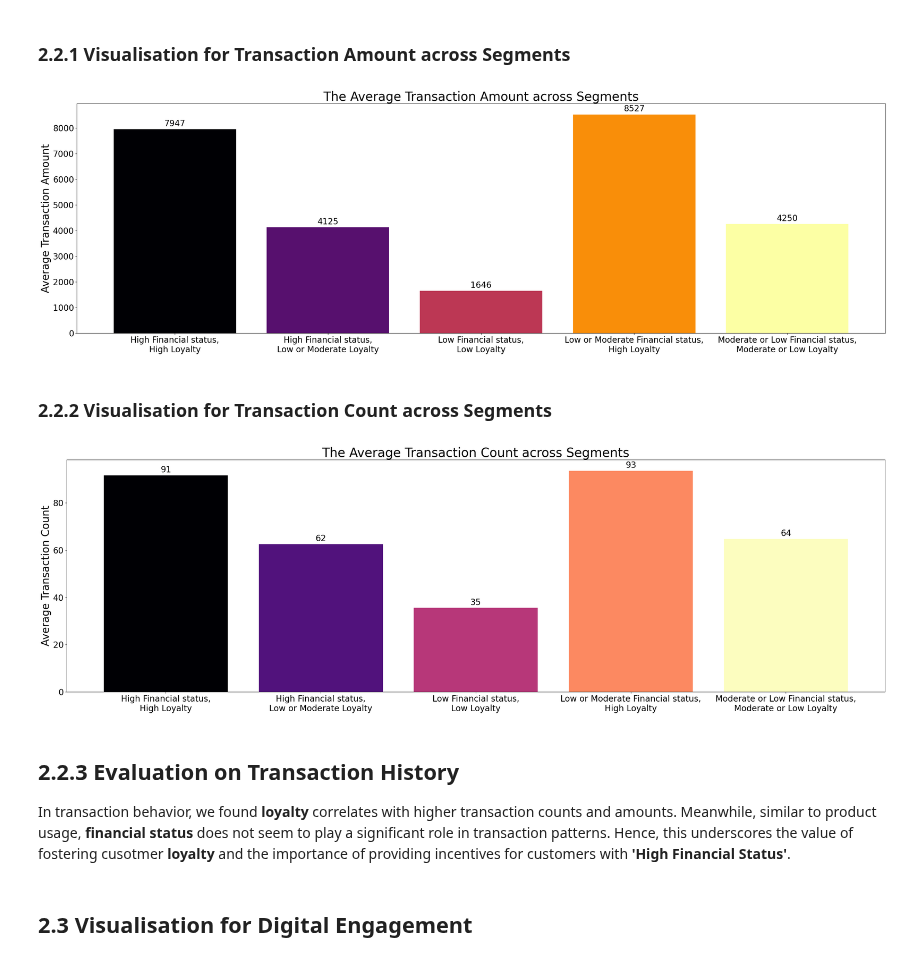
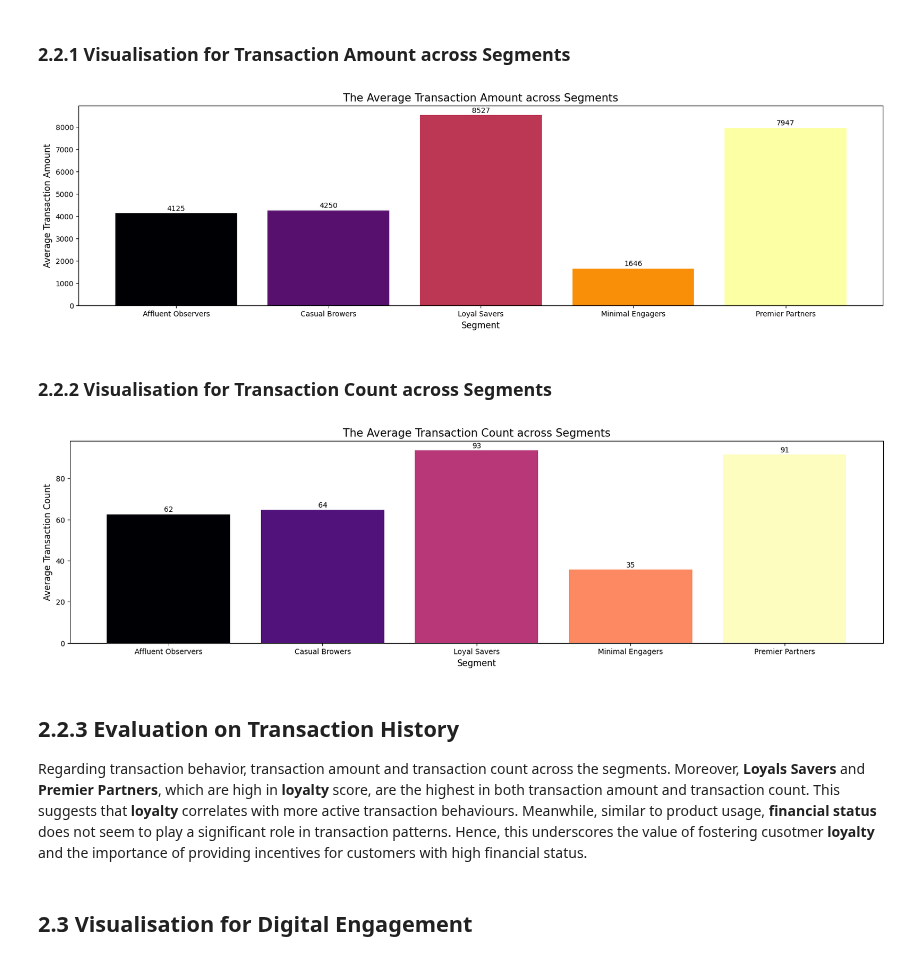
Before and after one commit to yionna/DSA3101-Object-Not-Found, a Jupyter notebook: group_tasks/Subgroup A/qn3.ipynb, the cells around one changed output. Saved outputs shown, nothing was run; the diff lists cells and outputs as text; code cells hidden in the pictures.

```diff
--- a/group_tasks/Subgroup A/qn3.ipynb
+++ b/group_tasks/Subgroup A/qn3.ipynb
@@ -39,0 +23,10 @@ final_df.loc[:, 'Segment'] = final_df['Segment'].map(segment_mapping)
+# %%
+segment_mapping = {
+    1: "Minimal Engagers",
+    2: "Casual Browers",
+    3: "Loyal Savers",
+    4: "Affluent Observers",
+    5: "Premier Partners"
+}
+
+final_df.loc[:, 'Segment'] = final_df['Segment'].map(segment_mapping)
@@ -104,45 +100,43 @@ Also, for segments with **'Low or Moderate Loyalty'**, the distribution of numbe
 # %%
 trans_amount_df = final_df.groupby('Segment')['Total_Trans_Amt'].mean()
 
-fig, ax = plt.subplots(figsize=(35, 10))
+fig, ax = plt.subplots(figsize=(20, 5))
 colours = plt.cm.inferno(np.linspace(0, 1, len(trans_amount_df)))
 bars = ax.bar(trans_amount_df.index, trans_amount_df.values, color=colours)
-#trans_amount_df.plot(kind='bar', ax=ax, color=colours)
 for bar in bars:
     ax.text(bar.get_x()+bar.get_width()/2, bar.get_height()+50, int(bar.get_height()),
-            ha='center', va='bottom', fontsize=20)
-ax.set_xticklabels([segment.replace(', ', ',\n') for segment in trans_amount_df.index.tolist()], rotation=0)
-ax.tick_params(axis='both', labelsize=20)
-ax.set_xlabel('')
-ax.set_ylabel('Average Transaction Amount', fontsize=25)
-plt.title('The Average Transaction Amount across Segments', fontsize=30)
+            ha='center', va='bottom', fontsize=10)
+ax.tick_params(axis='both', labelsize=10)
+ax.set_xlabel('Segment', fontsize=12)
+ax.set_ylabel('Average Transaction Amount', fontsize=12)
+plt.title('The Average Transaction Amount across Segments', fontsize=15)
 plt.show()
 # %% [output]
-[figure, old version]
+[figure, new version]
 # %% [markdown]
 ### 2.2.2 Visualisation for Transaction Count across Segments
 # %%
 trans_count_df = final_df.groupby('Segment')['Total_Trans_Count'].mean()
 
-fig, ax = plt.subplots(figsize=(35, 10))
+fig, ax = plt.subplots(figsize=(20, 5))
 colours = plt.cm.magma(np.linspace(0, 1, len(trans_count_df)))
 bars = ax.bar(trans_count_df.index, trans_count_df.values, color=colours)
 #trans_count_df.plot(kind='bar', ax=ax, color=colours)
 for bar in bars:
     ax.text(bar.get_x()+bar.get_width()/2, bar.get_height()+0.5, int(bar.get_height()),
-            ha='center', va='bottom', fontsize=20)
+            ha='center', va='bottom', fontsize=10)
 ax.set_xticklabels([segment.replace(', ', ',\n') for segment in trans_count_df.index.tolist()], rotation=0)
-ax.tick_params(axis='both', labelsize=20)
-ax.set_xlabel('')
-ax.set_ylabel('Average Transaction Count', fontsize=25)
-plt.title('The Average Transaction Count across Segments', fontsize=30)
+ax.tick_params(axis='both', labelsize=10)
+ax.set_xlabel('Segment', fontsize=12)
+ax.set_ylabel('Average Transaction Count', fontsize=12)
+plt.title('The Average Transaction Count across Segments', fontsize=15)
 plt.show()
 # %% [output]
-[figure, old version]
+[figure, new version]
 # %% [markdown]
 ## 2.2.3 Evaluation on Transaction History
 
-In transaction behavior, we found **loyalty** correlates with higher transaction counts and amounts. Meanwhile, similar to product usage, **financial status** does not seem to play a significant role in transaction patterns. Hence, this underscores the value of fostering cusotmer **loyalty** and the importance of providing incentives for customers with **'High Financial Status'**.
+Regarding transaction behavior, transaction amount and transaction count across the segments. Moreover, **Loyals Savers** and **Premier Partners**, which are high in **loyalty** score, are the highest in both transaction amount and transaction count. This suggests that **loyalty** correlates with more active transaction behaviours. Meanwhile, similar to product usage, **financial status** does not seem to play a significant role in transaction patterns. Hence, this underscores the value of fostering cusotmer **loyalty** and the importance of providing incentives for customers with high financial status.
 # %% [markdown]
 ## 2.3 Visualisation for Digital Engagement
 # %% [markdown]
```
Also changed, not shown: parts of 7 cells of this notebook, 4 other files.
